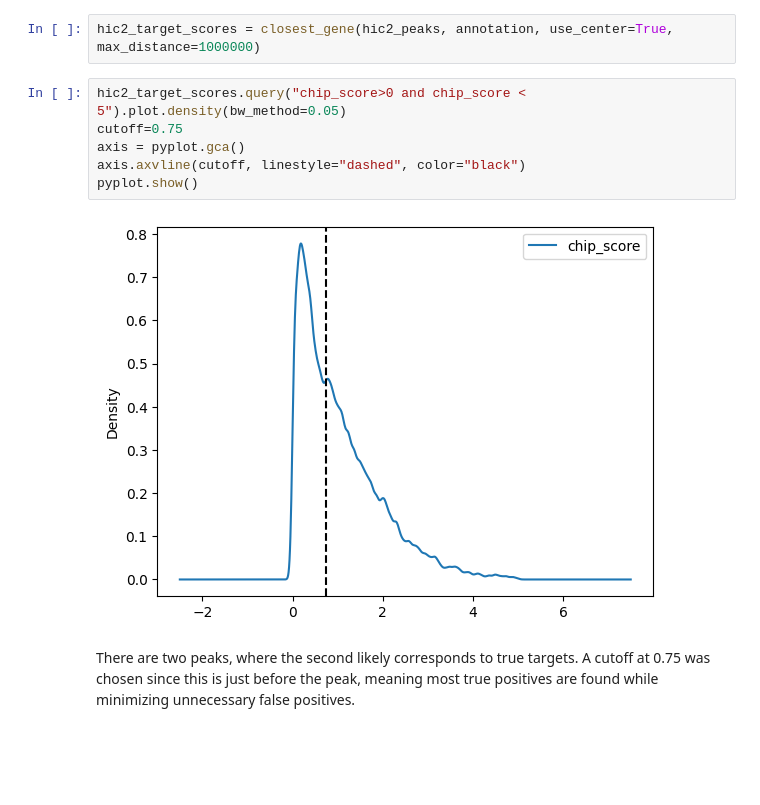
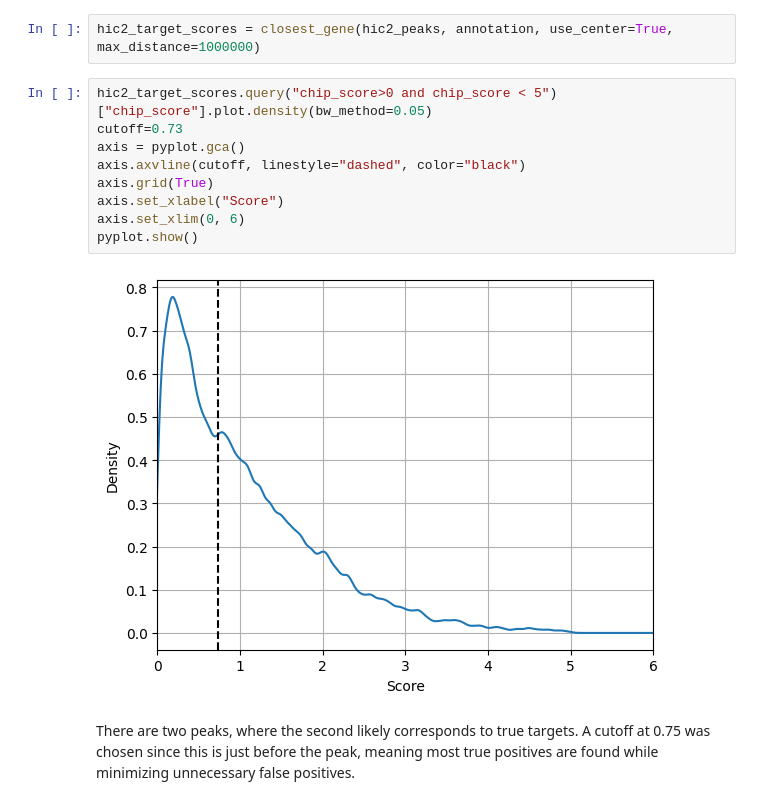
Before and after one commit to logolyte/hic2_masters_project, a Jupyter notebook: Analyze ChIPSeq data version 2.ipynb, the cells around one changed output. Drawn from its saved outputs; the diff is of its cells as text; blank space fills up the shorter version.

```diff
--- a/Analyze ChIPSeq data version 2.ipynb
+++ b/Analyze ChIPSeq data version 2.ipynb
@@ -136,13 +139,16 @@ def closest_gene(peaks, annotation, max_distance=1000000, use_center=True, nb_cp
 # %%
 hic2_target_scores = closest_gene(hic2_peaks, annotation, use_center=True, max_distance=1000000)
 # %%
-hic2_target_scores.query("chip_score>0 and chip_score < 5").plot.density(bw_method=0.05)
-cutoff=0.75
+hic2_target_scores.query("chip_score>0 and chip_score < 5")["chip_score"].plot.density(bw_method=0.05)
+cutoff=0.73
 axis = pyplot.gca()
 axis.axvline(cutoff, linestyle="dashed", color="black")
+axis.grid(True)
+axis.set_xlabel("Score")
+axis.set_xlim(0, 6)
 pyplot.show()
 # %% [output]
-[figure, old version]
+[figure, new version]
 # %% [markdown]
 There are two peaks, where the second likely corresponds to true targets. A cutoff at 0.75 was chosen since this is just before the peak, meaning most true positives are found while minimizing unnecessary false positives.
 # %%
```
Also changed, not shown: parts of 42 cells of this notebook, 6 other files.
